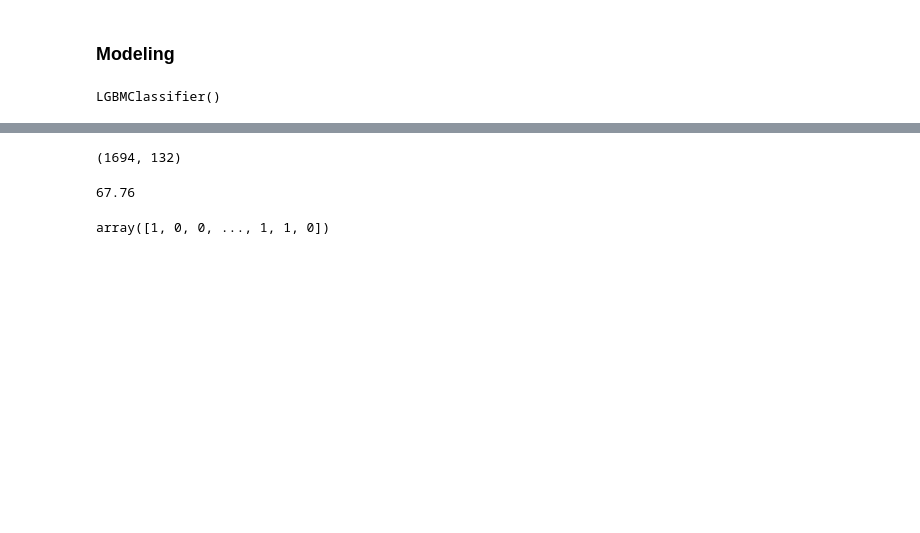
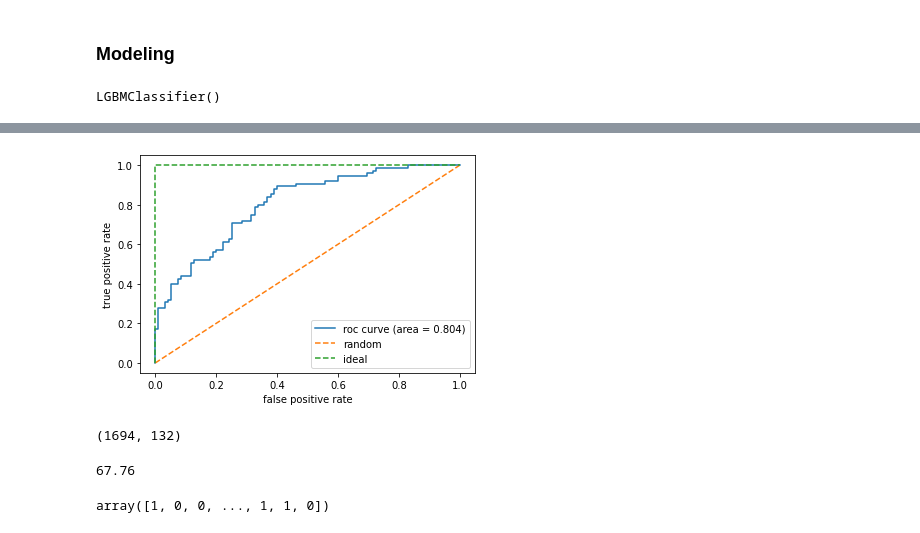
Before and after one commit to akihiroshimoda/kaggle, a Jupyter notebook: BS/code/EDA.ipynb, the cells around one changed output, grey strips where cells are left out. Cells and saved outputs as stored; diff of their text form; code cells hidden in the pictures; blank space fills up the shorter version.

```diff
--- a/BS/code/EDA.ipynb
+++ b/BS/code/EDA.ipynb
@@ -968,0 +1330,4 @@ plt.xlim(left=0)
+# %%
+FNAME = 'lf_test/MM/output/trained_model_220312.pkl'
+trained_model = pickle.loads(s3.Bucket(BUCKET_NAME).Object(FNAME).get()['Body'].read())
+trained_model
@@ -969,3 +1346,19 @@ plt.xlim(left=0)
+# %%
+X_va = train3_eval.drop(columns=['T1win'])
+y_va = train3_eval[['T1win']]
+# %%
+y_score = trained_model.predict_proba(X_va)[:, 1] # 検証データがクラス1に属する確率
+fpr, tpr, thresholds = roc_curve(y_true=y_va, y_score=y_score)
+
+plt.plot(fpr, tpr, label='roc curve (area = %0.3f)' % auc(fpr, tpr))
+plt.plot([0, 1], [0, 1], linestyle='--', label='random')
+plt.plot([0, 0, 1], [0, 1, 1], linestyle='--', label='ideal')
+plt.legend()
+plt.xlabel('false positive rate')
+plt.ylabel('true positive rate')
+plt.show()
+# %% [output]
+[figure, added]
 # %%
 train.shape
 # %% [output]
```
Also changed, not shown: parts of 27 cells of this notebook, 4 other files.
